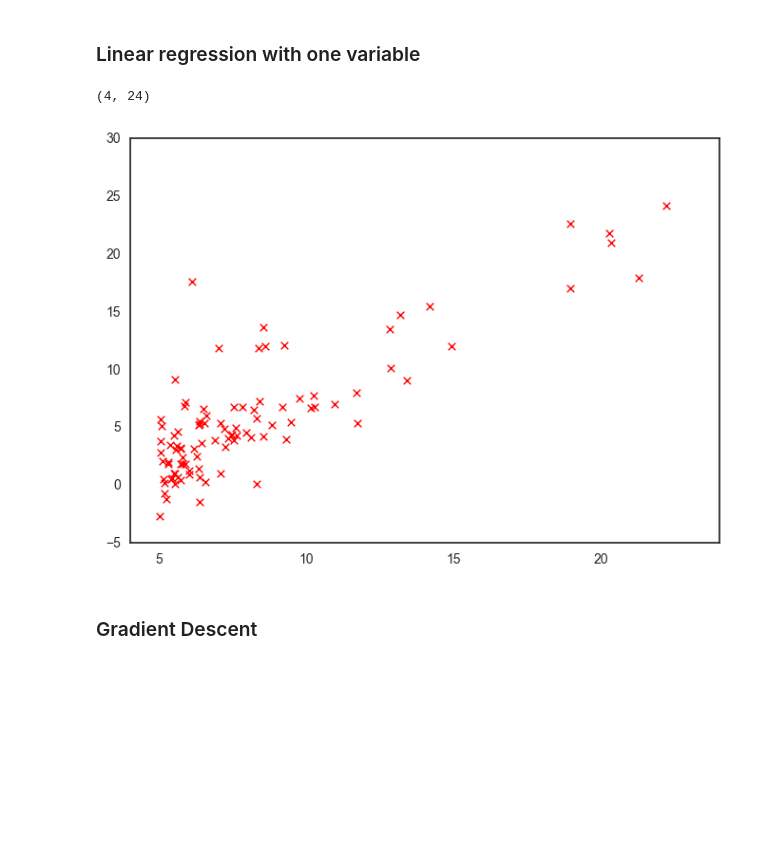
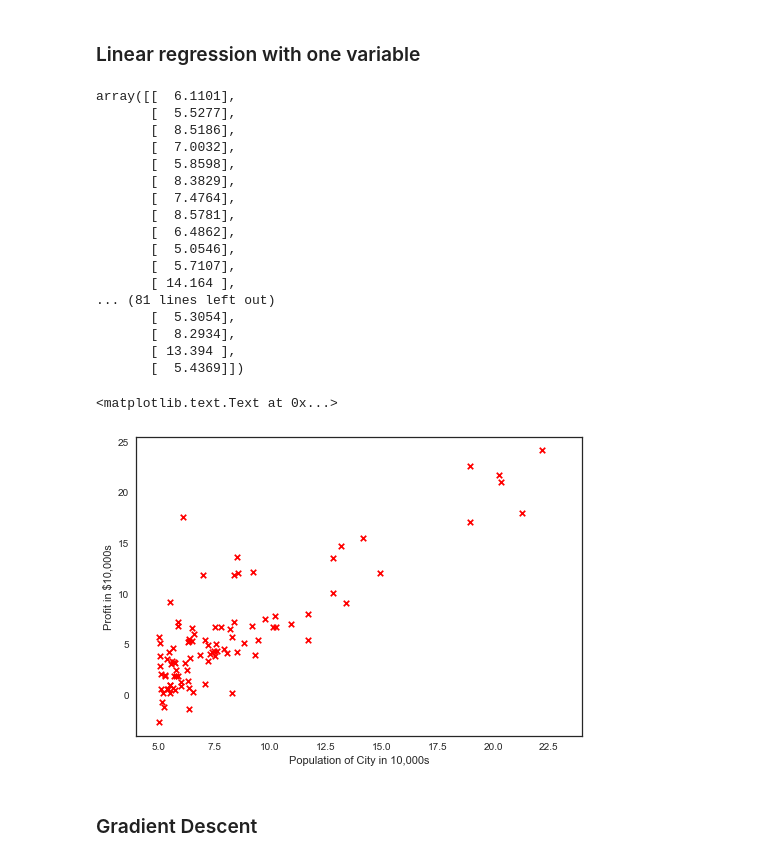
Before and after one commit to jtang10/ML_AndrewNg, a Jupyter notebook: Assignment1/Assignment1_LinearRegression.ipynb, the cells around one changed output. Drawn from its saved outputs; the diff is of its cells as text; code cells hidden in the pictures; blank space fills up the shorter version.

```diff
--- a/Assignment1/Assignment1_LinearRegression.ipynb
+++ b/Assignment1/Assignment1_LinearRegression.ipynb
@@ -39,12 +39,33 @@ array([[ 1.,  0.,  0.,  0.,  0.],
 data = np.loadtxt('ex1/ex1data1.txt', delimiter=',')
 x = np.c_[np.ones(data.shape[0]),data[:,0]]
 y = np.c_[data[:,1]]
+x[:,1].reshape(-1,1)
+# %% [output]
+array([[  6.1101],
+       [  5.5277],
+       [  8.5186],
+       [  7.0032],
+       [  5.8598],
+       [  8.3829],
+       [  7.4764],
+       [  8.5781],
+       [  6.4862],
+       [  5.0546],
+       [  5.7107],
+       [ 14.164 ],
+... (81 lines left out)
+       [  5.3054],
+       [  8.2934],
+       [ 13.394 ],
+       [  5.4369]])
 # %%
 plt.scatter(x[:,1], y, s=30, c='r', marker='x', linewidths=1)
 plt.xlim(4, 24)
+plt.xlabel('Population of City in 10,000s')
+plt.ylabel('Profit in $10,000s')
 # %% [output]
-(4, 24)
+<matplotlib.text.Text at 0x...>
-[figure, old version]
+[figure, new version]
 # %% [markdown]
 ### Gradient Descent
 # %%
```
Also changed, not shown: parts of 8 cells of this notebook, 1 other file.
